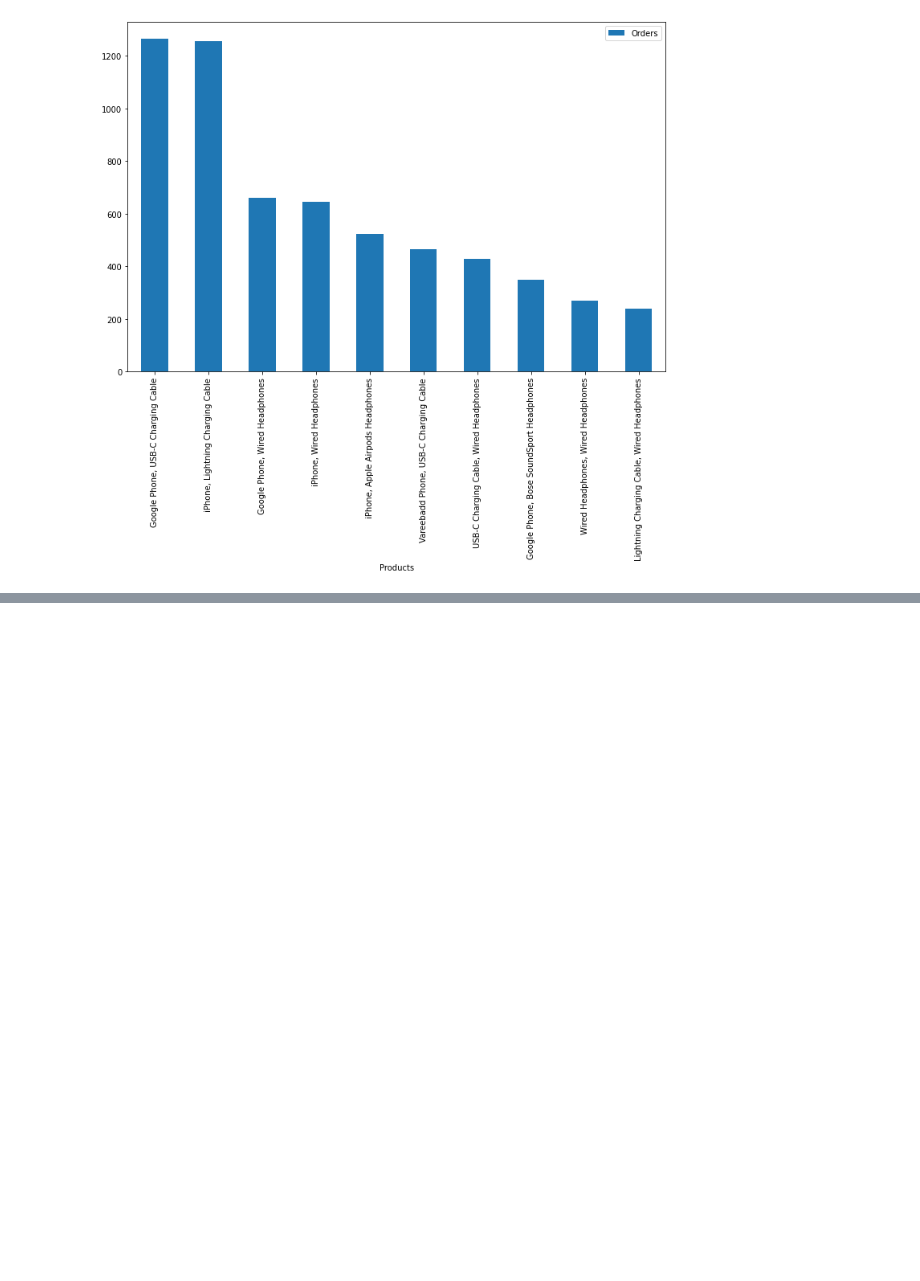
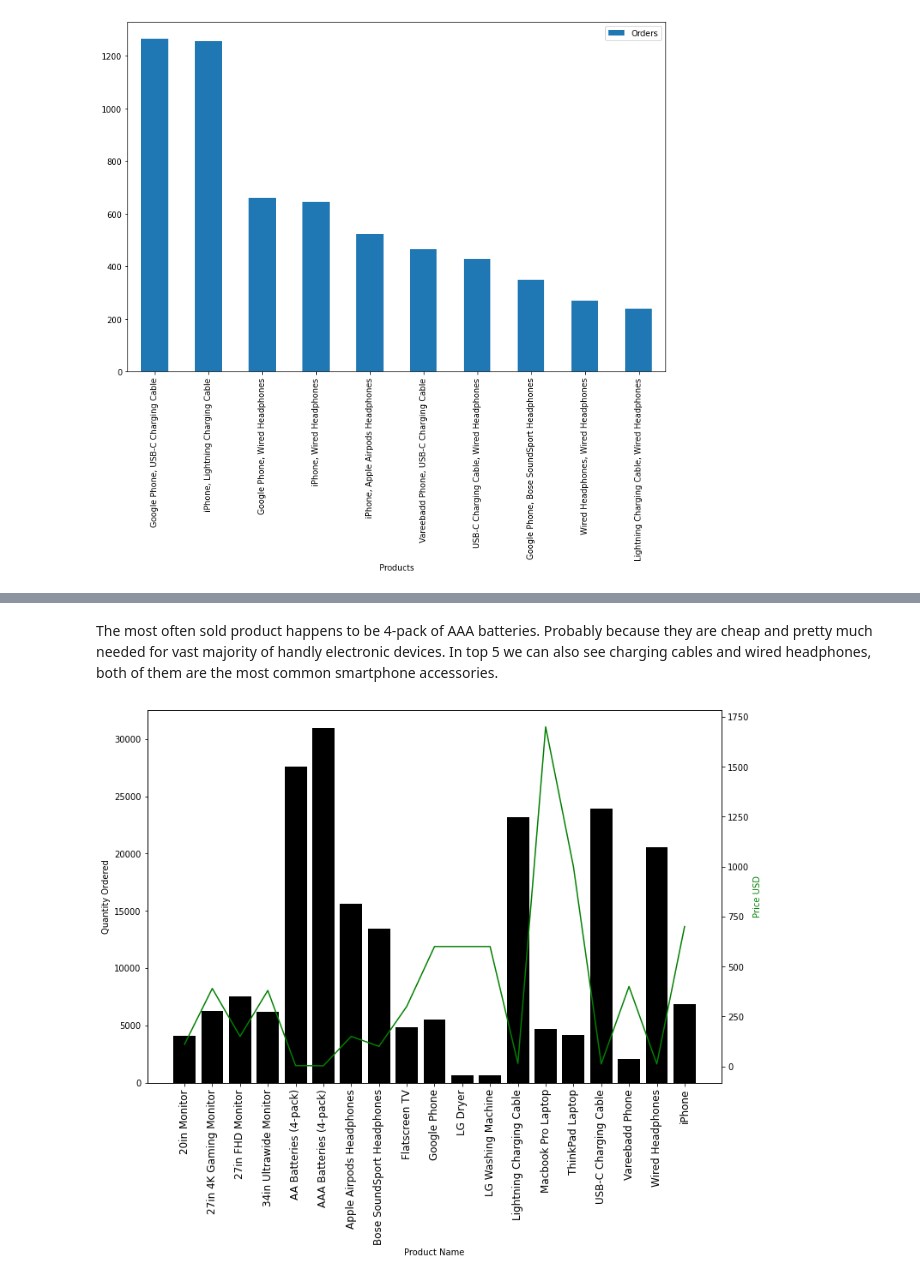
Before and after one commit to dwkula/pandas_train_sets, a Jupyter notebook: sales_df.ipynb, the cells around one changed output, grey strips where cells are left out. Drawn from its saved outputs; the diff is of its cells as text; code cells hidden in the pictures; blank space fills up the shorter version.

```diff
--- a/sales_df.ipynb
+++ b/sales_df.ipynb
@@ -386,0 +407,23 @@ pairs_results_df.plot.bar(x='Products', figsize=(12, 8))
+# %% [markdown]
+The most often sold product happens to be 4-pack of AAA batteries. Probably because they are cheap and pretty much needed for vast majority of handly electronic devices. In top 5 we can also see charging cables and wired headphones, both of them are the most common smartphone accessories.
+# %%
+psales_summary_prices = by_product['Price Each'].mean()
+# %%
+# to make a more advanced chart we have to use standard matplotlib and not just pandas wrapper.
+fig, ax1 = plt.subplots(figsize=(12,8))
+
+#axes
+ax2 = ax1.twinx()
+ax1.bar(psales_summary.index, psales_summary.values, color='black')
+ax2.plot(psales_summary_prices.index, psales_summary_prices.values, color='g')
+
+#labels
+ax1.set_xlabel('Product Name')
+ax1.set_ylabel('Quantity Ordered', color='black')
+ax2.set_ylabel('Price USD', color='g')
+ax1.set_xticklabels(psales_summary_prices.index, rotation='vertical', size=12)
+
+
+plt.show()
+# %% [output]
+[figure, added]
```
Also changed, not shown: parts of 9 cells of this notebook.
